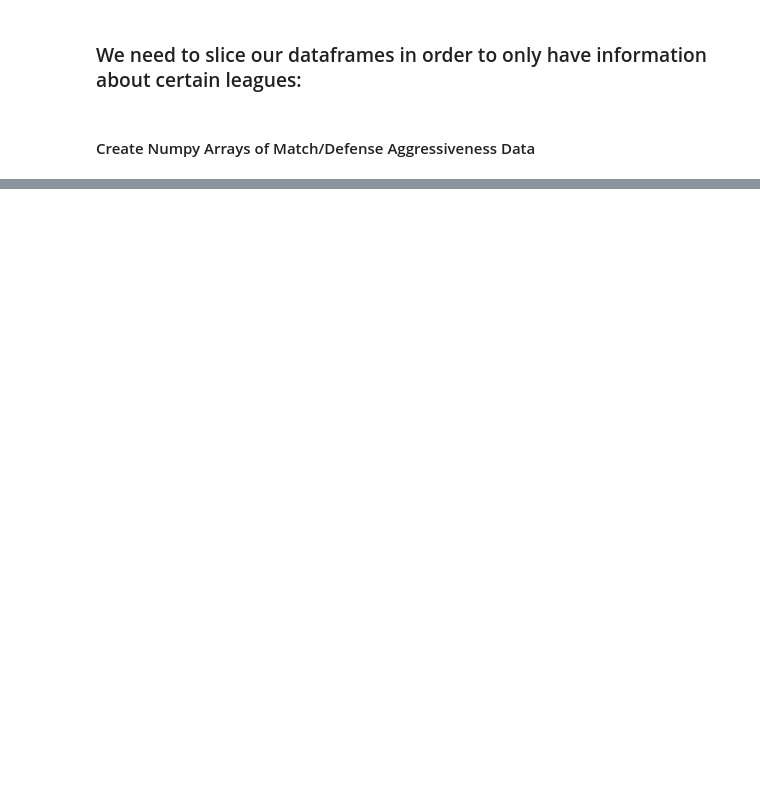
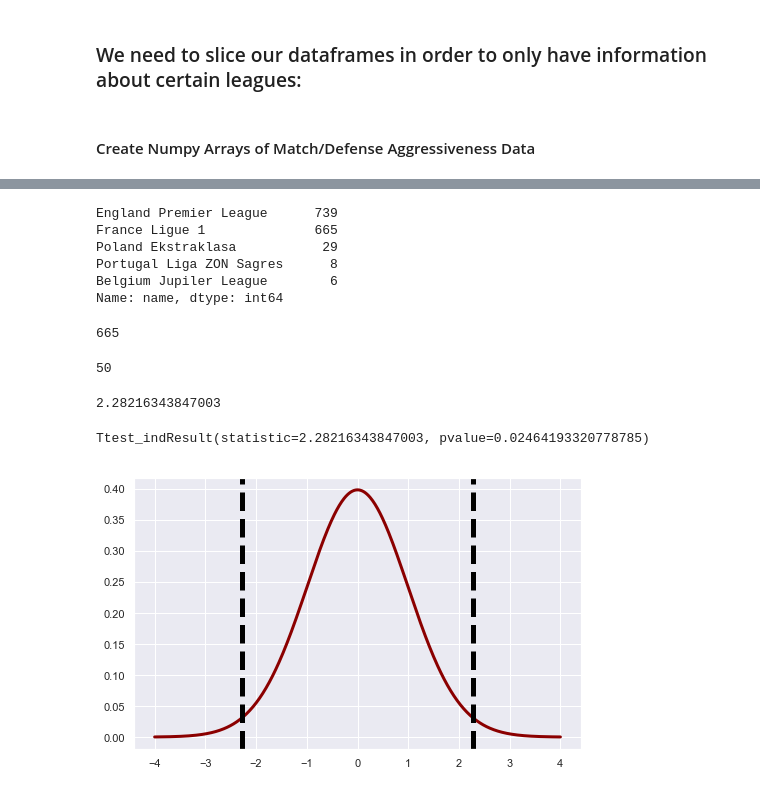
Before and after one commit to kevintheduu/european-soccer-hypothesis-testing, a Jupyter notebook: hyp_test_3.ipynb, the cells around one changed output, grey strips where cells are left out. Drawn from its saved outputs; the diff is of its cells as text; code cells hidden in the pictures; blank space fills up the shorter version.

Commit message:
Add Hyp 4 Cross Creation

```diff
--- a/hyp_test_3.ipynb
+++ b/hyp_test_3.ipynb
@@ -524,0 +282,72 @@ Ttest_indResult(statistic=2.5188908490358553, pvalue=0.013390650158095783)
+# %%
+chance_creation = team_attrib_by_league[['chancecreationshooting', 'team_api_id', 'name']]
+chance_creation['name'].value_counts()
+# %% [output]
+England Premier League      739
+France Ligue 1              665
+Poland Ekstraklasa           29
+Portugal Liga ZON Sagres      8
+Belgium Jupiler League        6
+Name: name, dtype: int64
+# %%
+english_cross = chance_creation[chance_creation['name'].str.contains("England")==True]
+french_cross = chance_creation[chance_creation['name'].str.contains("France")==True]
+# %%
+english_cross_array = english_cross['chancecreationshooting']
+english_array = np.array(english_cross_array)
+len(english_cross_array)
+
+french_cross_array = french_cross['chancecreationshooting']
+french_array = np.array(french_cross_array)
+len(french_cross_array)
+# %% [output]
+665
+# %%
+sample_means_english_cross = []
+for _ in range(50):
+    sample_mean = np.random.choice(english_cross_array,size=50).mean()
+    sample_means_english_cross.append(sample_mean)
+len(sample_means_english_cross)
+
+sample_means_french_cross= []
+for _ in range(50):
+    sample_mean = np.random.choice(french_cross_array,size=50).mean()
+    sample_means_french_cross.append(sample_mean)
+len(sample_means_french_cross)
+# %% [output]
+50
+# %%
+t_stat = twosample_tstatistic(sample_means_english_cross, sample_means_french_cross)
+
+t_stat
+# %% [output]
+2.28216343847003
+# %%
+stats.ttest_ind(sample_means_english_cross, sample_means_french_cross)
+# %% [output]
+Ttest_indResult(statistic=2.28216343847003, pvalue=0.02464193320778785)
+# %%
+def visualize_t(t_stat, n_control, n_experimental):
+
+    # initialize a matplotlib "figure"
+    fig = plt.figure(figsize=(8,5))
+    ax = fig.gca()
+    # generate points on the x axis between -4 and 4:
+    xs = np.linspace(-4, 4, 500)
+
+    # use stats.t.pdf to get values on the probability density function for the t-distribution
+
+    ys= stats.t.pdf(xs, (n_control+n_experimental-2), 0, 1)
+    ax.plot(xs, ys, linewidth=3, color='darkred')
+
+    ax.axvline(t_stat, color='black', linestyle='--', lw=5)
+    ax.axvline(-t_stat, color='black', linestyle='--', lw=5)
+
+    plt.show()
+    return None
+
+n_control = len(sample_means_english_cross)
+n_experimental = len(sample_means_french_cross)
+visualize_t(t_stat, n_control, n_experimental)
+# %% [output]
+[figure, added]
```
Also changed, not shown: parts of 73 cells of this notebook.
